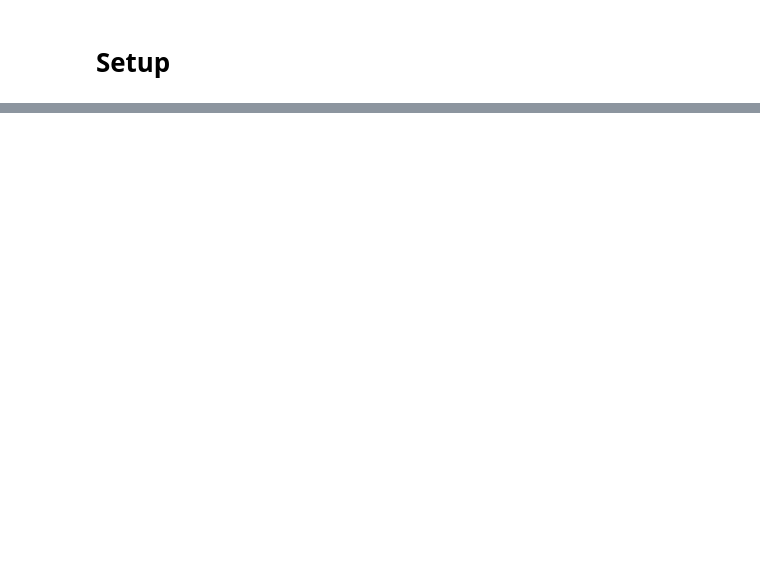
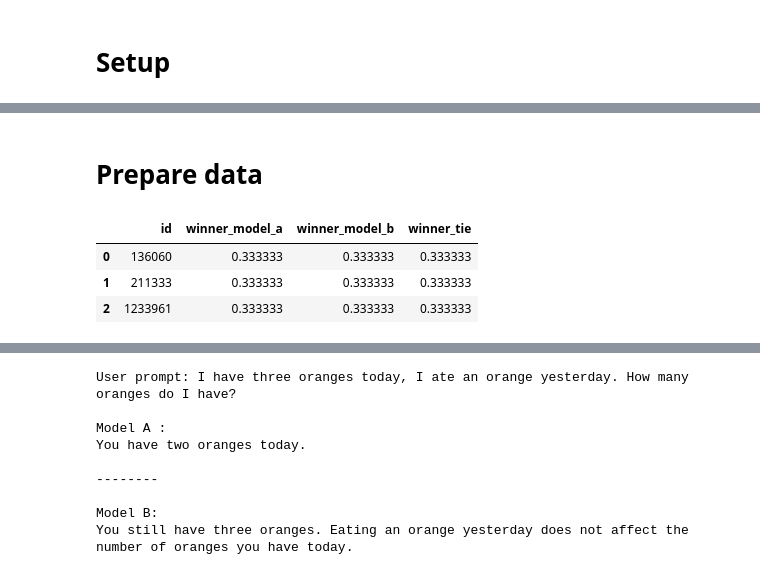
Before and after one commit to daichisaito-cs/LMSYS, a Jupyter notebook: LMSYS_v2.ipynb, the cells around one changed output, grey strips where cells are left out. Drawn from its saved outputs; the diff is of its cells as text; code cells hidden in the pictures; blank space fills up the shorter version.

```diff
--- a/LMSYS_v2.ipynb
+++ b/LMSYS_v2.ipynb
@@ -67,0 +223,28 @@ drive  input  sample_data
+# %% [markdown]
+# Prepare data
+# %%
+train = pd.read_csv(os.path.join(INPUT, "lmsys-chatbot-arena", "train.csv"))
+test = pd.read_csv(os.path.join(INPUT, "lmsys-chatbot-arena", "test.csv"))
+sample_sub = pd.read_csv(os.path.join(INPUT, "lmsys-chatbot-arena", "sample_submission.csv"))
+# %%
+# concatenate strings in list
+def process(input_str):
+    stripped_str = input_str.strip('[]')
+    sentences = [s.strip('"') for s in stripped_str.split('","')]
+    return  ' '.join(sentences)
+
+test.loc[:, 'prompt'] = test['prompt'].apply(process)
+test.loc[:, 'response_a'] = test['response_a'].apply(process)
+test.loc[:, 'response_b'] = test['response_b'].apply(process)
+
+display(sample_sub)
+display(test.head(5))
+
+# Prepare text for model
+test['text'] = 'User prompt: ' + test['prompt'] +  '\n\nModel A :\n' + test['response_a'] +'\n\n--------\n\nModel B:\n'  + test['response_b']
+print(test['text'][0])
+# %% [output]
+|  | id | winner_model_a | winner_model_b | winner_tie |
+| 0 | 136060 | 0.333333 | 0.333333 | 0.333333 |
+| 1 | 211333 | 0.333333 | 0.333333 | 0.333333 |
+| 2 | 1233961 | 0.333333 | 0.333333 | 0.333333 |
@@ -67,0 +255,9 @@ drive  input  sample_data
+User prompt: I have three oranges today, I ate an orange yesterday. How many oranges do I have?
+
+Model A :
+You have two oranges today.
+
+--------
+
+Model B:
+You still have three oranges. Eating an orange yesterday does not affect the number of oranges you have today.
```
Also changed, not shown: parts of 47 cells of this notebook.
